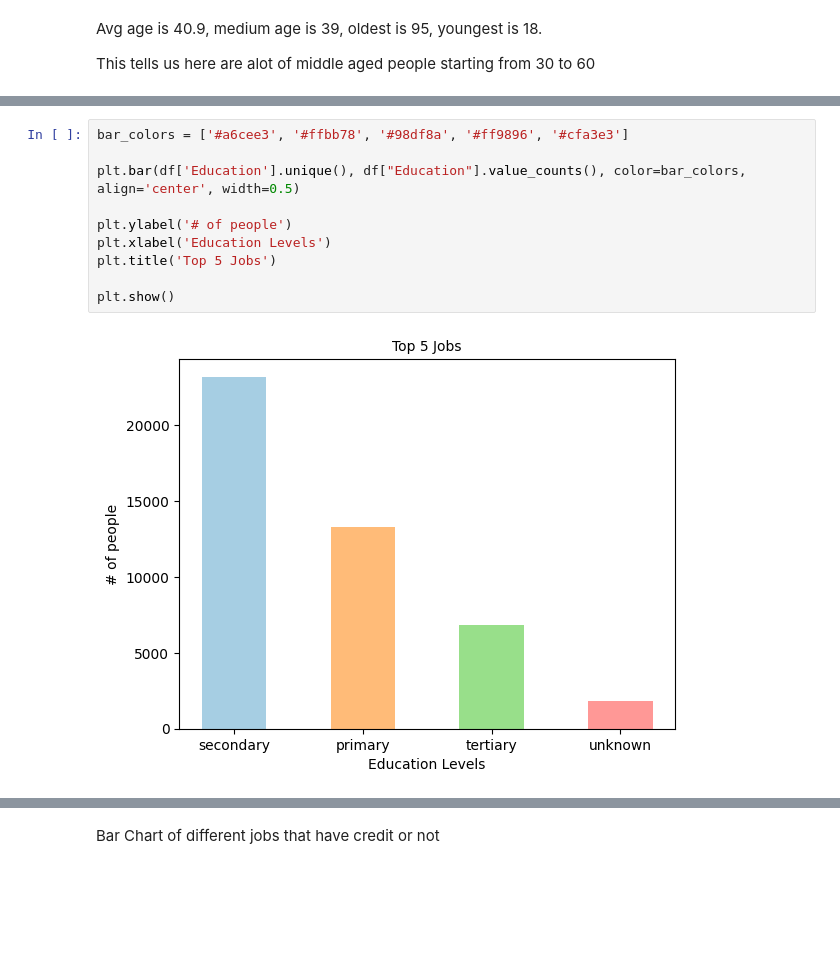
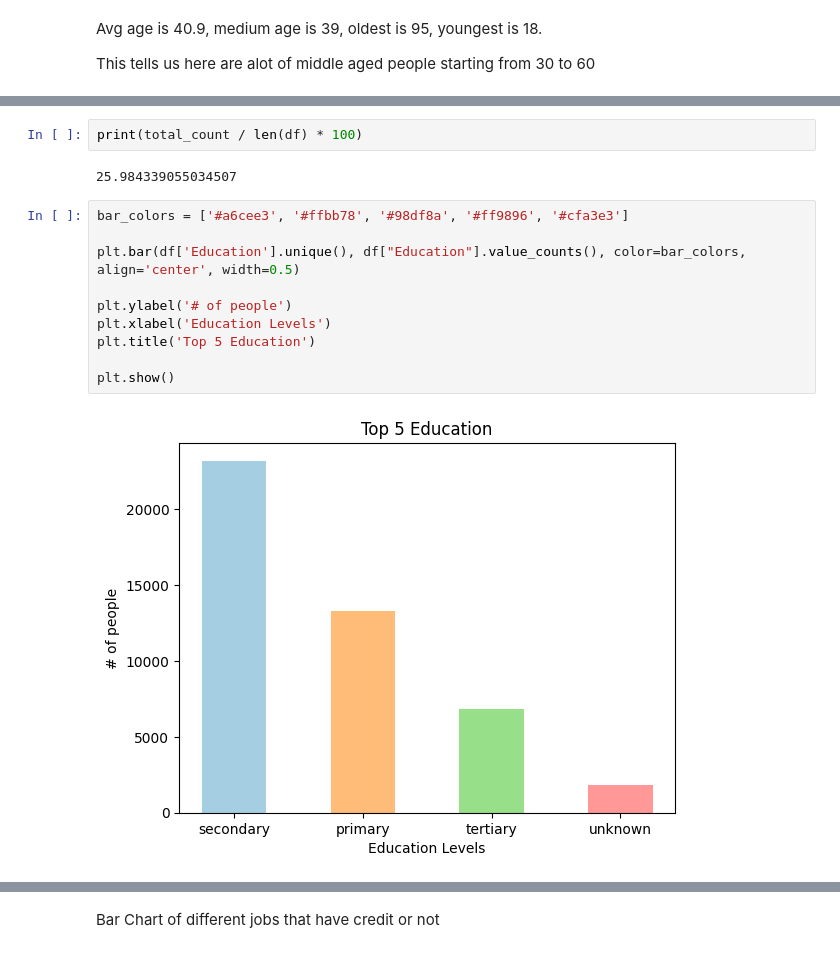
Before and after one commit to thaladikary/ml-assignment-1, a Jupyter notebook: Assignment1.ipynb, the cells around one changed output, grey strips where cells are left out. Drawn from its saved outputs; the diff is of its cells as text; blank space fills up the shorter version.

```diff
--- a/Assignment1.ipynb
+++ b/Assignment1.ipynb
@@ -122,15 +122,19 @@ plt.show()
+# %%
+print(total_count / len(df) * 100)
+# %% [output]
+25.984339055034507
 # %%
 bar_colors = ['#a6cee3', '#ffbb78', '#98df8a', '#ff9896', '#cfa3e3']
 
 plt.bar(df['Education'].unique(), df["Education"].value_counts(), color=bar_colors, align='center', width=0.5)
 
 plt.ylabel('# of people')
 plt.xlabel('Education Levels')
-plt.title('Top 5 Jobs')
+plt.title('Top 5 Education')
 
 plt.show()
 # %% [output]
-[figure, old version]
+[figure, new version]
 # %%
 job_title = df['Job'].value_counts()[:5].index.to_list()
 
```
Also changed, not shown: parts of 18 cells of this notebook.
